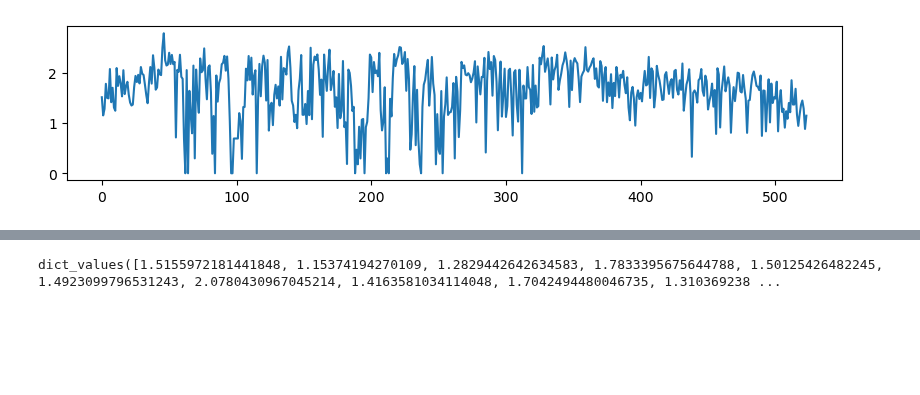
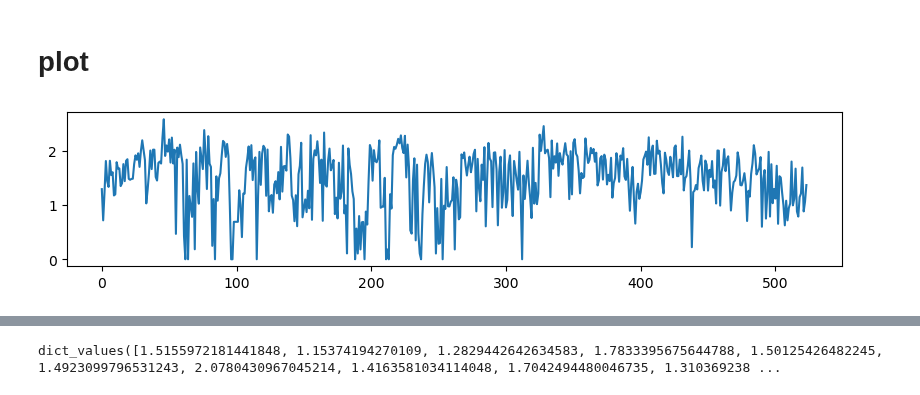
Before and after one commit to alvaro-2/cis-reg, a Jupyter notebook: scripts/orthologs_conservation.ipynb, the cells around one changed output, grey strips where cells are left out. Cells and saved outputs as stored; diff of their text form; code cells hidden in the pictures; blank space fills up the shorter version.

```diff
--- a/scripts/orthologs_conservation.ipynb
+++ b/scripts/orthologs_conservation.ipynb
@@ -22,4 +28,6 @@ seqs = []
 for seq in seqs_bio:
     seqs.append(str(seq))
 # %%
-A0A2I0BVG8_full = conservation.entropy(seq_data= seqs, clustering_id=62)
+# prueba
+A0A2I0BVG8_full_unif = conservation.entropy(seq_data= seqs)#clustering_id=62
+A0A2I0BVG8_full_62 = conservation.entropy(seq_data= seqs, clustering_id=62)#clustering_id=62
@@ -26,7 +108,9 @@ A0A2I0BVG8_full = conservation.entropy(seq_data= seqs, clustering_id=62)
+# %% [markdown]
+# plot
 # %%
-import matplotlib.pyplot as plt
+
 plt.figure(figsize=(10,2))
-plt.plot(A0A2I0BVG8_full)
+plt.plot(A0A2I0BVG8_full_unif)
 plt.show()
 # %% [output]
-[figure, old version]
+[figure, new version]
```
Also changed, not shown: parts of 11 cells of this notebook, 2 other files.
